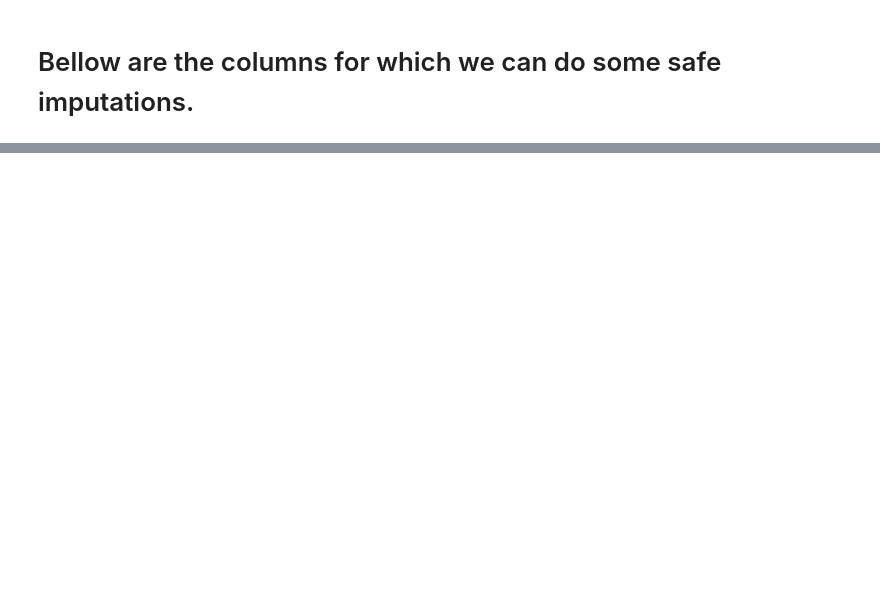
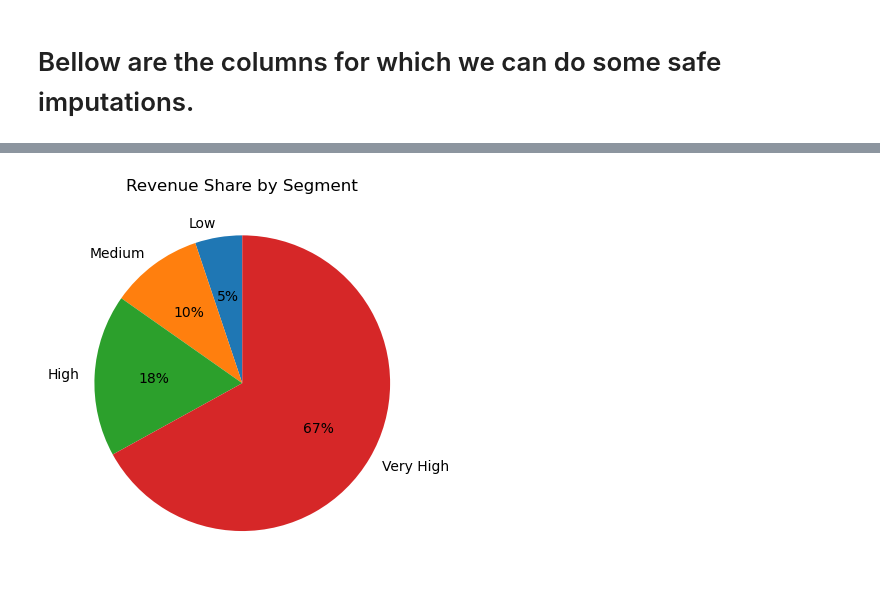
Before and after one commit to kaustav198724/LogicMojo-AI-ML-March26-Kaustuva, a Jupyter notebook: Assignments/python_mini_project/mimi_python_project.ipynb, the cells around one changed output, grey strips where cells are left out. Saved outputs shown, nothing was run; the diff lists cells and outputs as text; code cells hidden in the pictures; blank space fills up the shorter version.

```diff
--- a/Assignments/python_mini_project/mimi_python_project.ipynb
+++ b/Assignments/python_mini_project/mimi_python_project.ipynb
@@ -483,0 +949,8 @@ final_df
+# %%
+# From the above chart we can see each bucket have elqual number of customers, lets see which segment contributes hiow much to total revenue.
+
+plt.pie(value_summary["total_revenue"], labels= value_summary["value_segment"], autopct= '%.0f%%', startangle = 90)
+plt.title("Revenue Share by Segment")
+plt.show()
+# %% [output]
+[figure, added]
```
Also changed, not shown: parts of 58 cells of this notebook, 6 other files.
